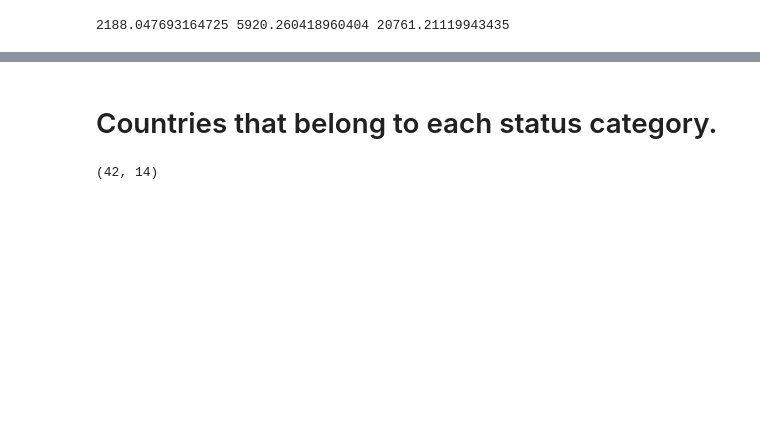
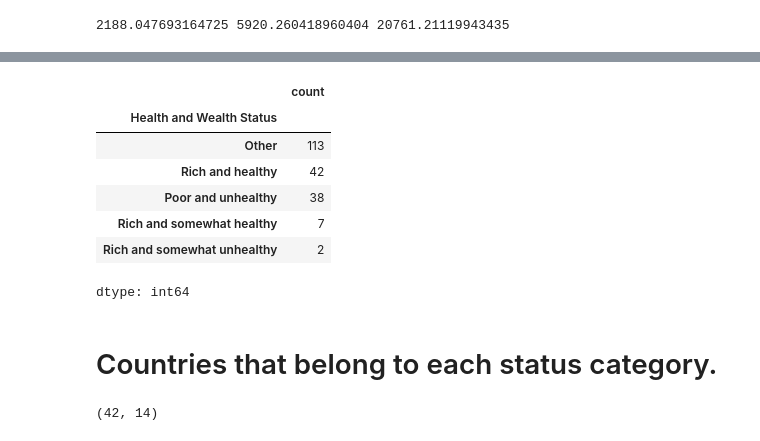
Before and after one commit to wcj365/python-stats-dataviz, a Jupyter notebook: fall2024/10-23-session.ipynb, the cells around one changed output, grey strips where cells are left out. Drawn from its saved outputs; the diff is of its cells as text; code cells hidden in the pictures; blank space fills up the shorter version.

```diff
--- a/fall2024/10-23-session.ipynb
+++ b/fall2024/10-23-session.ipynb
@@ -471,3 +475,14 @@ df_2020.sample(10)
+# %%
+df_2020["Health and Wealth Status"].value_counts()
+# %% [output]
+|  | count |
+| Health and Wealth Status |  |
+| Other | 113 |
+| Rich and healthy | 42 |
+| Poor and unhealthy | 38 |
+| Rich and somewhat healthy | 7 |
+| Rich and somewhat unhealthy | 2 |
+dtype: int64
 # %% [markdown]
 # Countries that belong to each status category.
 # %%
```
Also changed, not shown: parts of 22 cells of this notebook.
